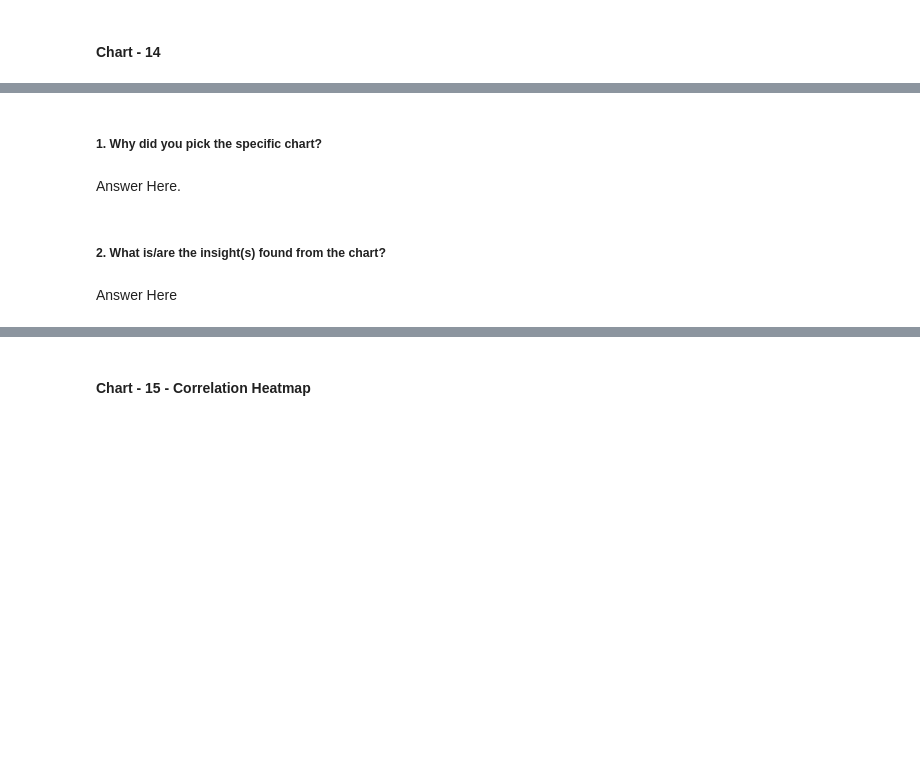
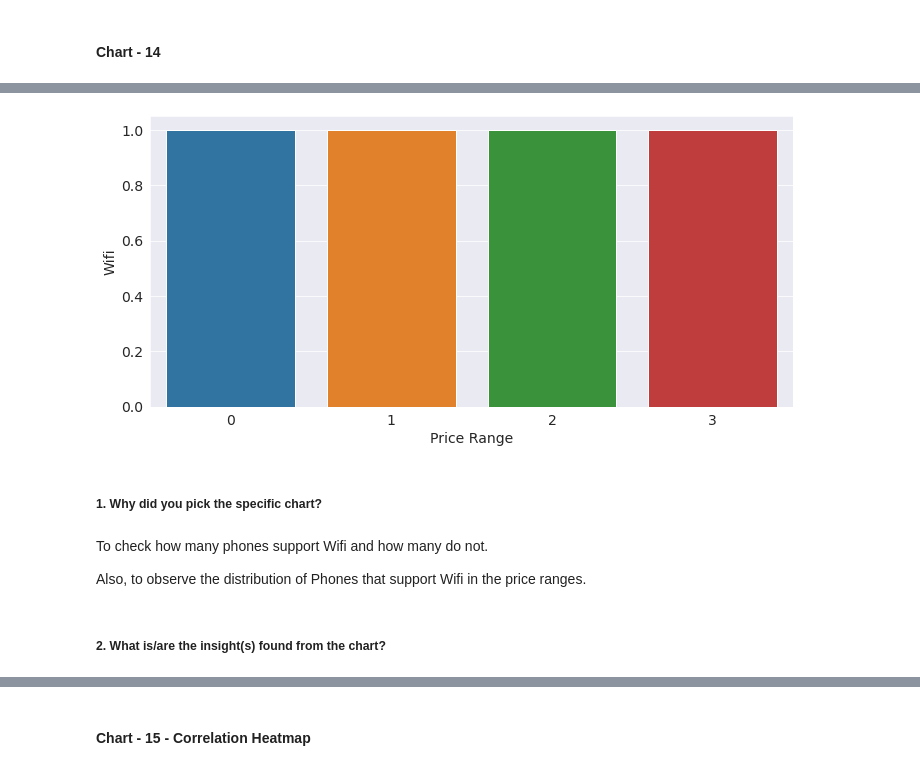
Before and after one commit to rajathAgalkote/MobilePriceRangePrediction_ML_classifier, a Jupyter notebook: Rajathadri_ML_Classifier_MobilePriceRangePrediction.ipynb, the cells around one changed output, grey strips where cells are left out. Drawn from its saved outputs; the diff is of its cells as text; code cells hidden in the pictures; blank space fills up the shorter version.

```diff
--- a/Rajathadri_ML_Classifier_MobilePriceRangePrediction.ipynb
+++ b/Rajathadri_ML_Classifier_MobilePriceRangePrediction.ipynb
@@ -935,8 +950,23 @@ As for negative growth, this insight does not suggest any clear factors that wou
+# %%
+# Considering only phones with Wifi
+
+wifi_one = df[df['wifi']==1]
+# %%
+# Barplot of bluetooth vs price_range
+
+
+fig,ax=plt.subplots(figsize=(10,5))
+sns.barplot(data=wifi_one,x='price_range',y='wifi', ax=ax)
+plt.xlabel('Price Range')
+plt.ylabel('Wifi')
+plt.show()
+# %% [output]
+[figure, added]
 # %% [markdown]
 ##### 1. Why did you pick the specific chart?
-# %% [markdown]
-Answer Here.
+# %% [markdown]
+To check how many phones support Wifi and how many do not.
+
+Also, to observe the distribution of Phones that support Wifi in the price ranges.
 # %% [markdown]
 ##### 2. What is/are the insight(s) found from the chart?
-# %% [markdown]
-Answer Here
```
Also changed, not shown: parts of 17 cells of this notebook.
